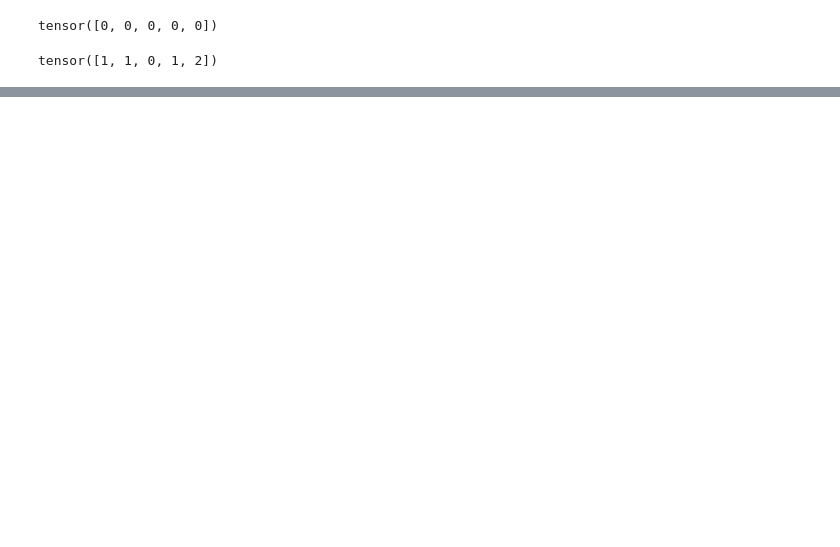
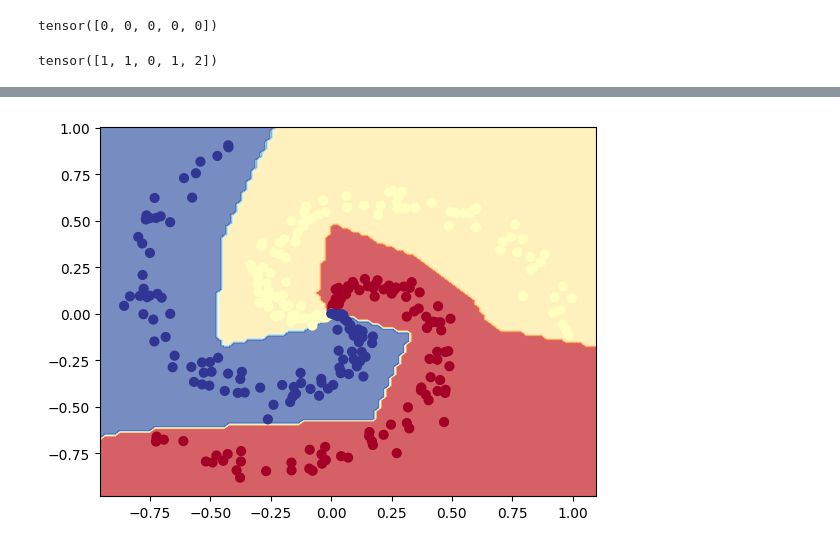
Before and after one commit to gsimassouza/pytorch-deep-learning, a Jupyter notebook: extras/exercises/02_pytorch_classification_exercises.ipynb, the cells around one changed output, grey strips where cells are left out. Saved outputs shown, nothing was run; the diff lists cells and outputs as text; code cells hidden in the pictures; blank space fills up the shorter version.

```diff
--- a/extras/exercises/02_pytorch_classification_exercises.ipynb
+++ b/extras/exercises/02_pytorch_classification_exercises.ipynb
@@ -562,17 +575,12 @@ tensor([2, 2, 2, 2, 2])
 y[:5]
 # %% [output]
 tensor([0, 0, 0, 0, 0])
-# %%
-# Setup loss function and optimizer
-loss_fn = nn.CrossEntropyLoss()
-optimizer = optim.Adam(params=model_1.parameters(),
-                       lf=0.1)
 # %%
 # Build a training loop for the model
 epochs = 1000
 
 # Loop over data
-def train_multi_class_model(model):
+def train_multi_class_model(model, loss_fn, optimizer):
 
   for epoch in range(epochs):
     ## Training
@@ -583,7 +591,7 @@ def train_multi_class_model(model):
     y_labels = torch.softmax(y_logits, dim=1).argmax(dim=1)
 
     # 2. Calculate the loss
-    loss = loss_fn(y_logits, y_train, )
+    loss = loss_fn(y_logits, y_train)
     acc = acc_fn(y_labels, y_train)
 
     # 3. Optimizer zero grad
@@ -624,2 +631,0 @@ tensor([[-0.3056, -0.0409,  0.1106],
-# %%
-train_multi_class_model(model_1)
@@ -631,0 +640,6 @@ y_logits = torch.softmax(y_logits, dim=1)
+# %%
+# Setup loss function and optimizer
+loss_fn = nn.CrossEntropyLoss()
+optimizer = optim.SGD(params=model_1.parameters(),
+                       lr=0.1)
+train_multi_class_model(model_1, loss_fn, optimizer)
@@ -632,2 +657,5 @@ y_logits = torch.softmax(y_logits, dim=1)
 # %%
 # Plot decision boundaries for training and test sets
+plot_decision_boundary(model_1, X, y)
+# %% [output]
+[figure, added]
```
Also changed, not shown: parts of 22 cells of this notebook.
